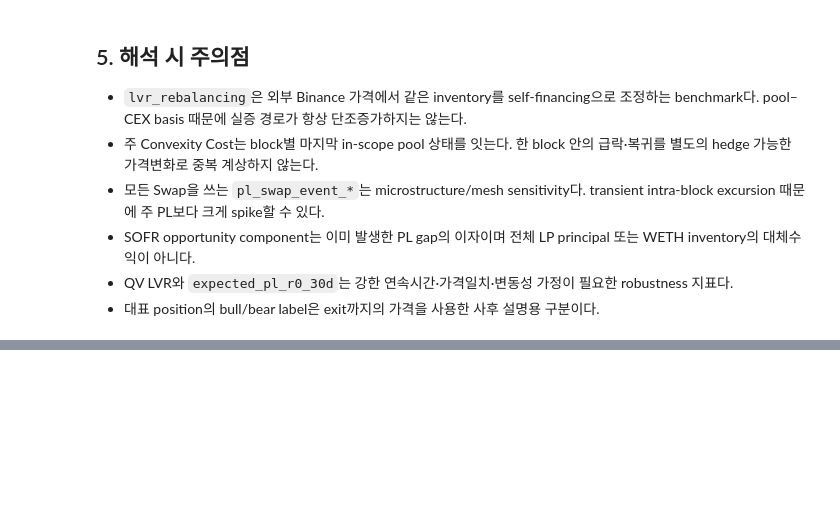
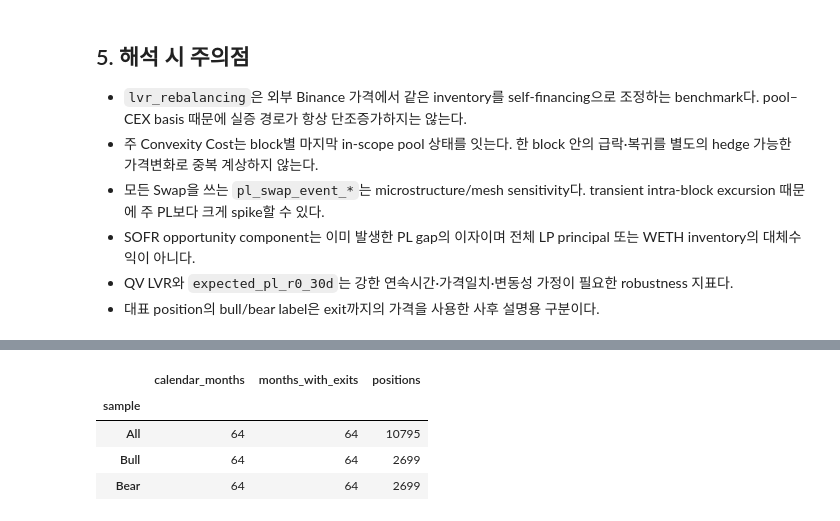
Before and after one commit to Basten1209/Uniswap-ETH-risk-analysis, a Jupyter notebook: data_processing.ipynb, the cells around one changed output, grey strips where cells are left out. Cells and saved outputs as stored; diff of their text form; code cells hidden in the pictures; blank space fills up the shorter version.

```diff
--- a/data_processing.ipynb
+++ b/data_processing.ipynb
@@ -193,0 +354,65 @@ for _, metadata in representatives.iterrows():
+# %%
+MONTHLY_RISK_COLUMNS = {
+    'IL': 'il_signed_pct',
+    'LVR': 'lvr_signed_pct',
+    'PL': 'pl_signed_pct',
+}
+all_exit_months = pd.date_range(
+    experiment_positions['exit_month'].min(),
+    experiment_positions['exit_month'].max(),
+    freq='MS',
+)
+
+def build_monthly_exit_cohort(data, sample):
+    if sample == 'All':
+        subset = data.copy()
+    else:
+        subset = data.loc[data['market_group'].eq(sample)].copy()
+    subset['actual_pnl_usdt'] = (
+        subset['initial_wealth_usdt'] * subset['lp_total_return_realized_fee']
+    )
+    aggregations = {
+        'position_count': ('operation_id', 'size'),
+        'initial_capital_usdt': ('initial_wealth_usdt', 'sum'),
+        'actual_pnl_usdt': ('actual_pnl_usdt', 'sum'),
+    }
+    for label, source in RISK_COLUMNS.items():
+        numerator = f'{label.lower()}_signed_usdt'
+        subset[numerator] = -subset['initial_wealth_usdt'] * subset[source]
+        aggregations[numerator] = (numerator, 'sum')
+    monthly = subset.groupby('exit_month', sort=True).agg(**aggregations)
+    monthly['actual_return_pct'] = (
+        100 * monthly['actual_pnl_usdt'] / monthly['initial_capital_usdt']
+    )
+    for label, target in MONTHLY_RISK_COLUMNS.items():
+        monthly[target] = (
+            100
+            * monthly[f'{label.lower()}_signed_usdt']
+            / monthly['initial_capital_usdt']
+        )
+    monthly = monthly.reindex(all_exit_months)
+    monthly.index.name = 'exit_month'
+    monthly['position_count'] = monthly['position_count'].fillna(0).astype(np.int64)
+    monthly['sample'] = sample
+    return monthly.reset_index()
+
+monthly_tracking = pd.concat(
+    [
+        build_monthly_exit_cohort(experiment_positions, sample)
+        for sample in ('All', 'Bull', 'Bear')
+    ],
+    ignore_index=True,
+)
+display(
+    monthly_tracking.groupby('sample', sort=False).agg(
+        calendar_months=('exit_month', 'size'),
+        months_with_exits=('position_count', lambda values: int((values > 0).sum())),
+        positions=('position_count', 'sum'),
+    )
+)
+# %% [output]
+|  | calendar_months | months_with_exits | positions |
+| sample |  |  |  |
+| All | 64 | 64 | 10795 |
+| Bull | 64 | 64 | 2699 |
+| Bear | 64 | 64 | 2699 |
```
Also changed, not shown: parts of 10 cells of this notebook.
